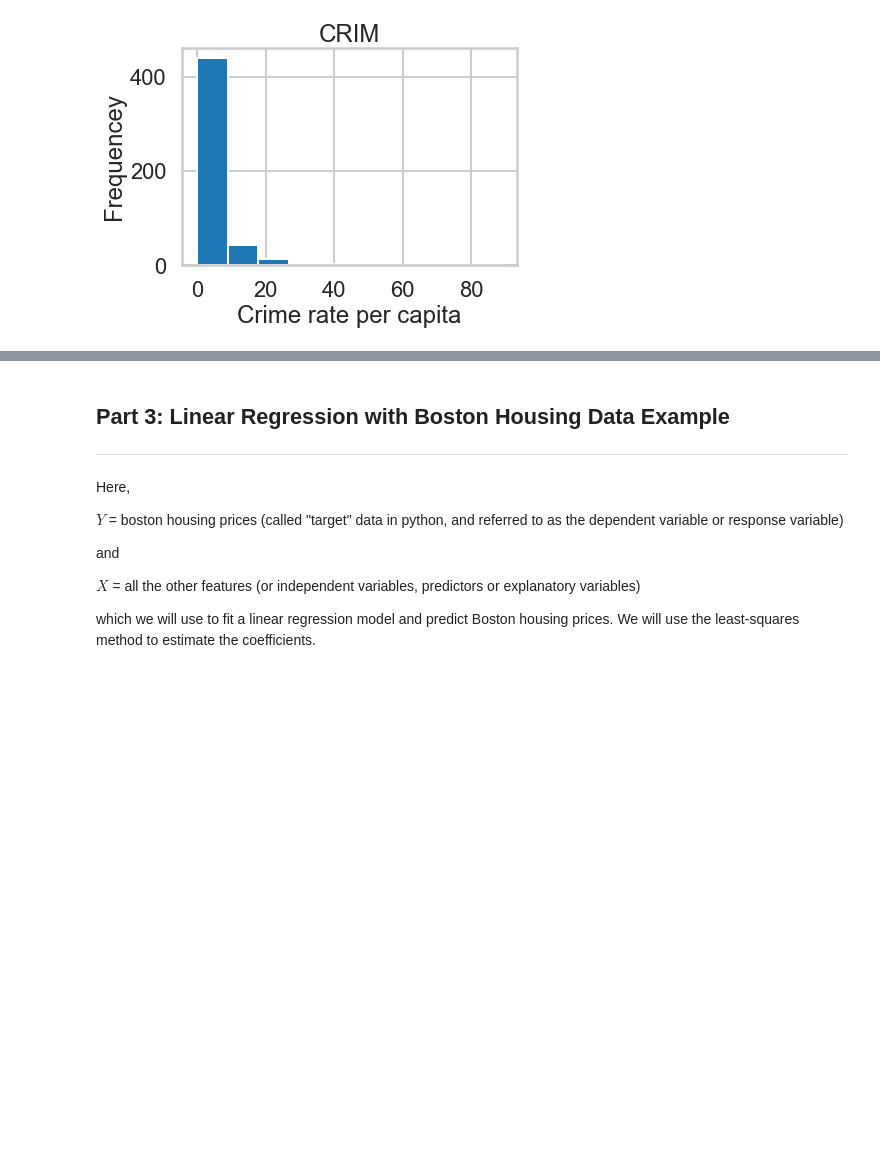
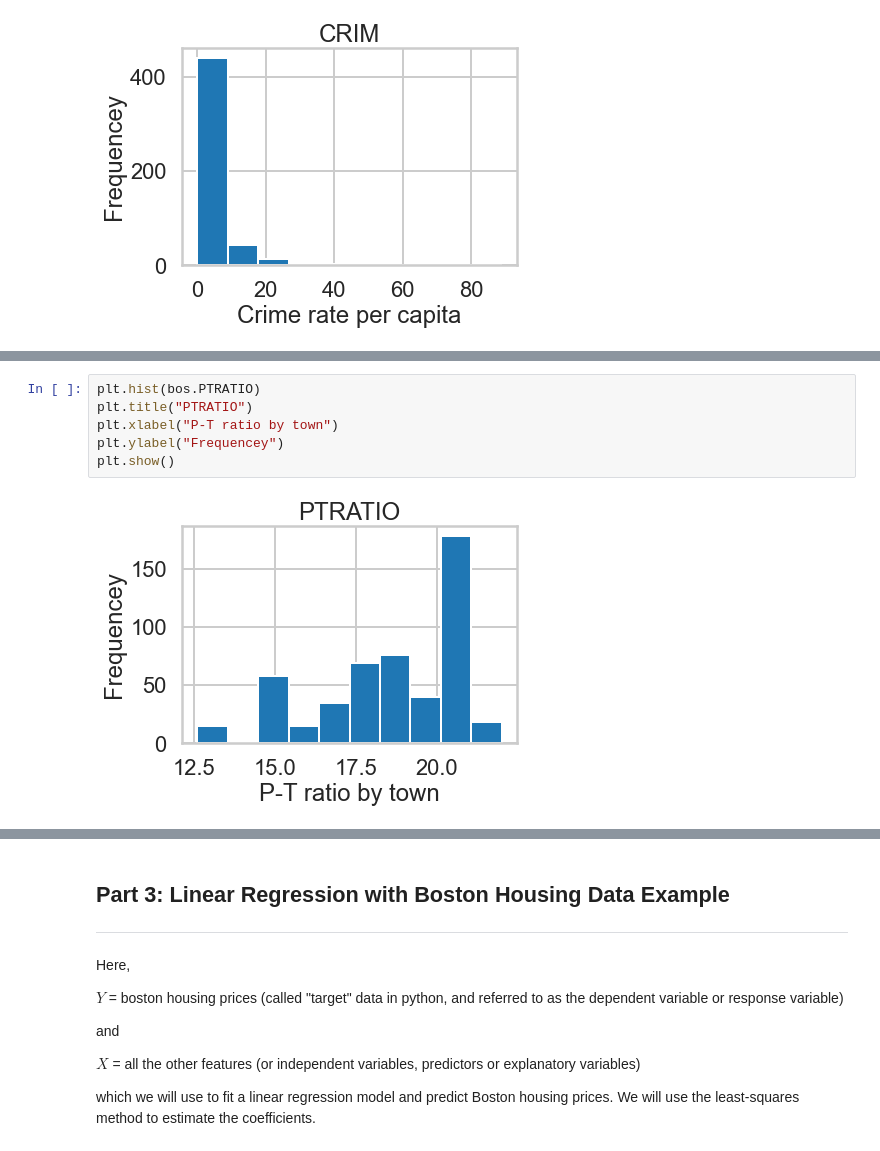
Before and after one commit to Deepak-Sathyanarayanan/ML_Projects, a Jupyter notebook: Linear_Regression.ipynb, the cells around one changed output, grey strips where cells are left out. Drawn from its saved outputs; the diff is of its cells as text; blank space fills up the shorter version.

```diff
--- a/Linear_Regression.ipynb
+++ b/Linear_Regression.ipynb
@@ -355,0 +381,8 @@ plt.show()
+# %%
+plt.hist(bos.PTRATIO)
+plt.title("PTRATIO")
+plt.xlabel("P-T ratio by town")
+plt.ylabel("Frequencey")
+plt.show()
+# %% [output]
+[figure, added]
```
Also changed, not shown: parts of 15 cells of this notebook.
